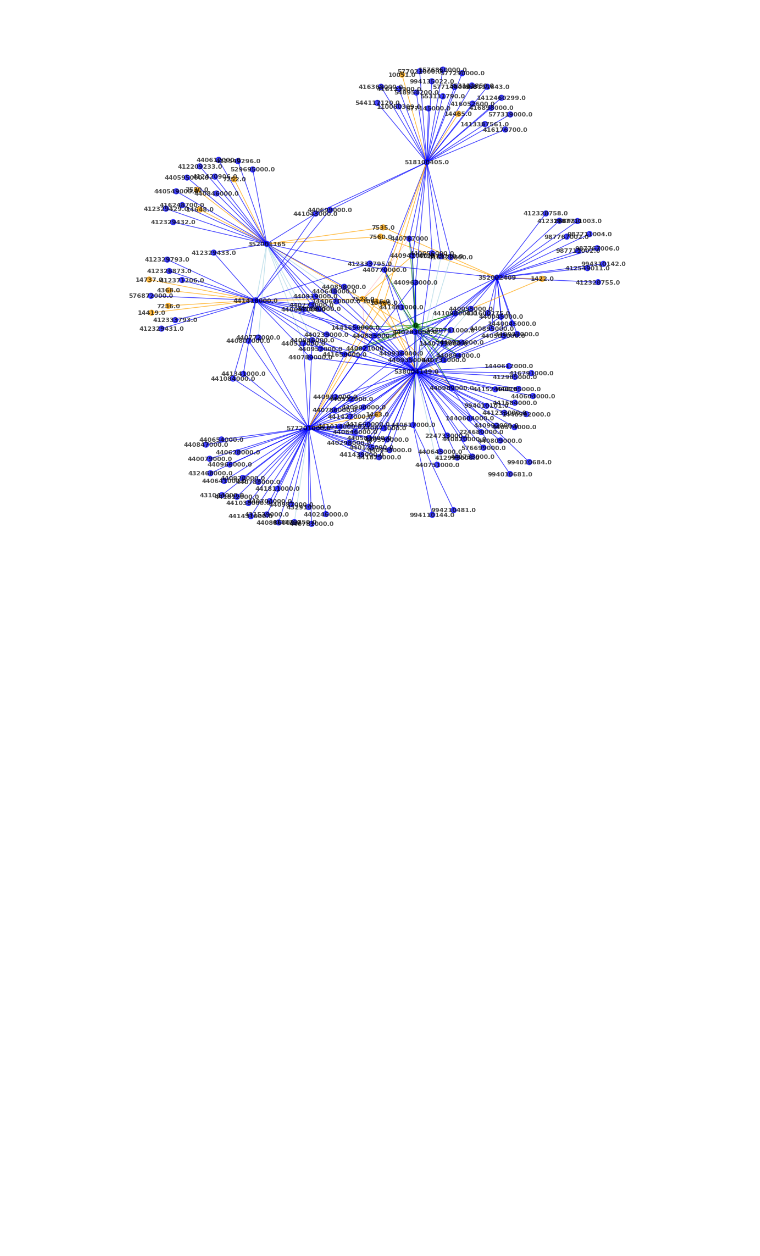
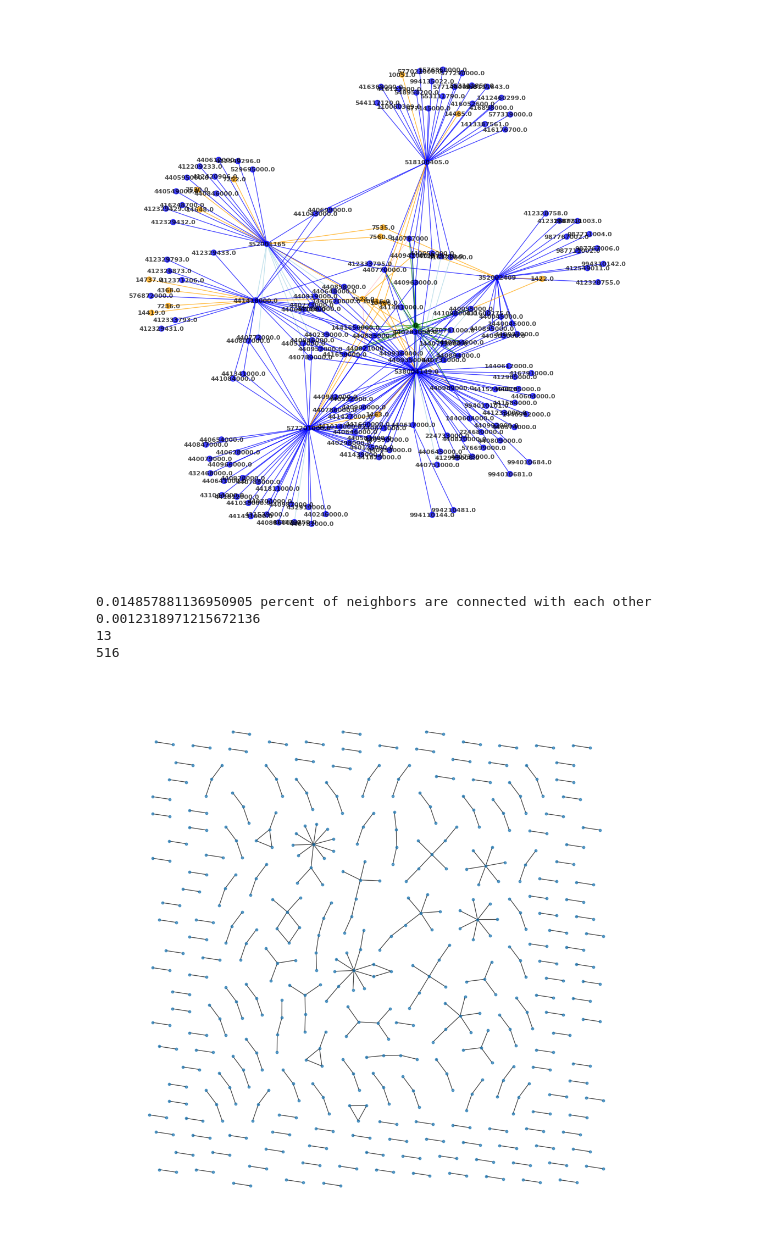
Before and after one commit to mattalajas/GEODE2025, a Jupyter notebook: graphs.ipynb, the cells around one changed output. Cells and saved outputs as stored; diff of their text form; code cells hidden in the pictures; blank space fills up the shorter version.

```diff
--- a/graphs.ipynb
+++ b/graphs.ipynb
@@ -320,3 +376,41 @@ del G1_copy_colormap[0]
 draw_graph(G1_copy, G1_n_colormap, 0.7, True)
 # %% [output]
 [figure]
+# %%
+import pickle
+
+with open('data/Starboard/adj_time_list.pickle', 'rb') as handle:
+    adj_time_list = pickle.load(handle)
+# %%
+import scipy
+import scipy.sparse
+
+matr = adj_time_list[729]
+
+G = nx.from_scipy_sparse_array(matr)
+G.remove_edges_from(list(nx.selfloop_edges(G)))
+G.remove_nodes_from(list(nx.isolates(G)))
+print(f'{nx.average_clustering(G)} percent of neighbors are connected with each other')
+print(len(G.edges)/ len(G.nodes) / len(G.nodes))
+print(len(max(nx.connected_components(G), key=len)))
+print(G.number_of_nodes())
+# Gwrong = nx.Graph()
+# n_colormap = {}
+# G1_copy = deepcopy(G1)
+#G1_copy.remove_node(0)
+
+alpha = 0.7
+
+import matplotlib.pyplot as plt
+# pos = nx.spring_layout(G, seed = 1123, k=0.5)
+pos = nx.nx_agraph.graphviz_layout(G, prog = 'neato')
+plt.figure(1, figsize=(10,10))
+nx.draw(G, pos, node_size=10, alpha=alpha, font_weight = 'bold')
+plt.axis('off')
+plt.show()
+# %% [output]
+0.014857881136950905 percent of neighbors are connected with each other
+0.0012318971215672136
+13
+516
+[figure, added]
```
Also changed, not shown: parts of 8 cells of this notebook, 6 other files.
